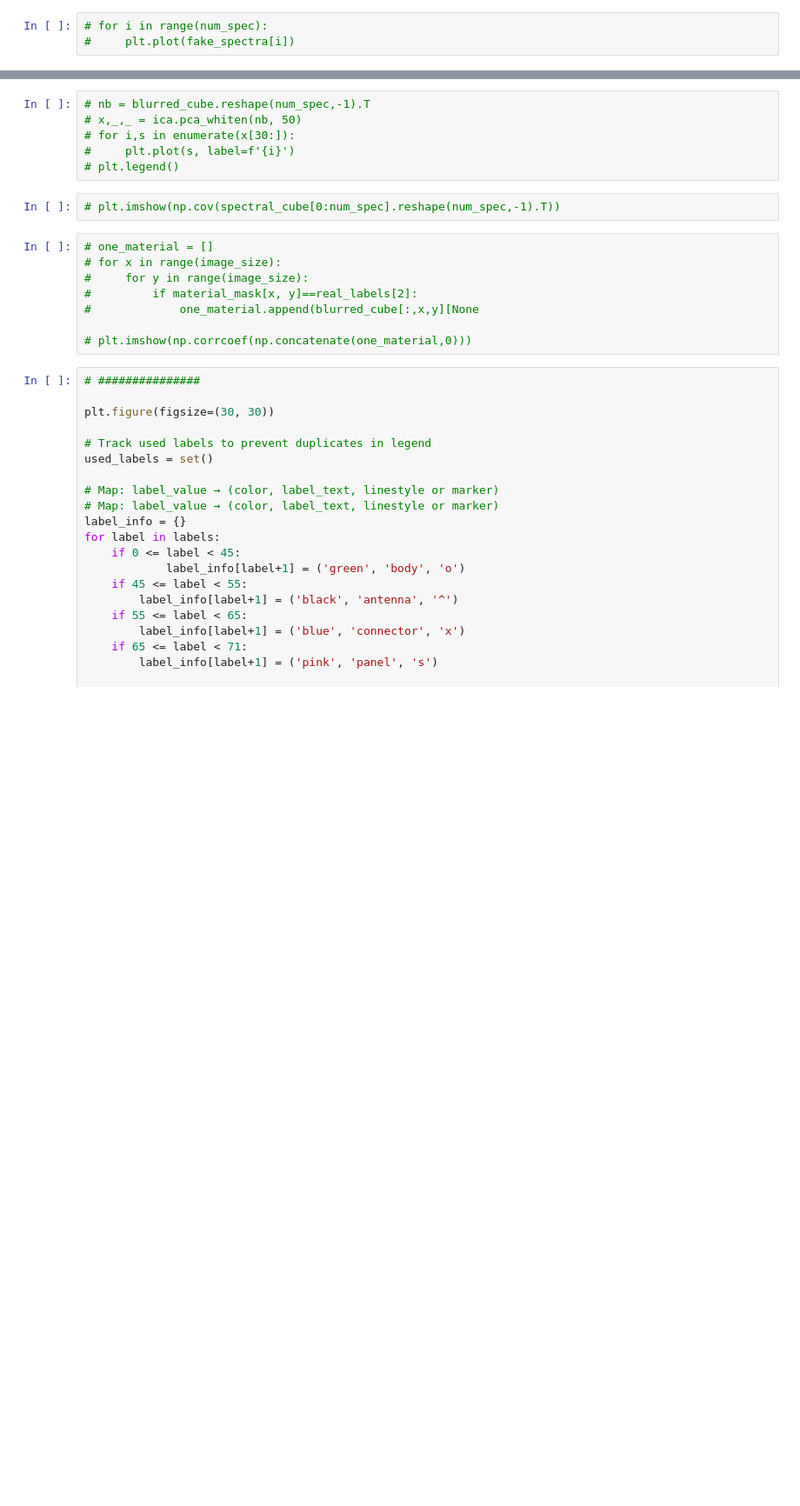
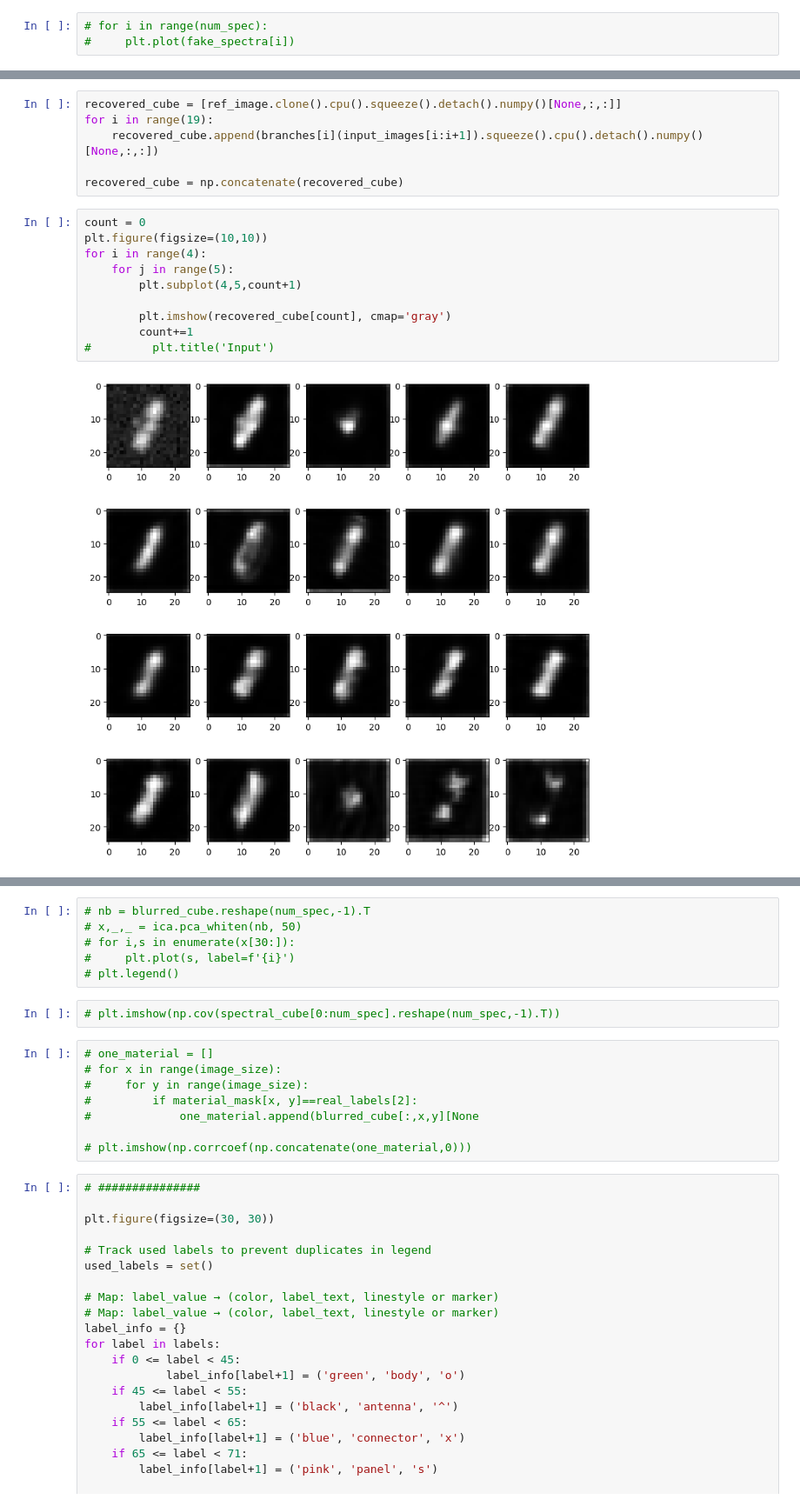
Before and after one commit to yaorong368/HSI_reconstruct, a Jupyter notebook: notebook/modeling.ipynb, the cells around one changed output, grey strips where cells are left out. Shown at 87% size. Saved outputs shown, nothing was run; the diff lists cells and outputs as text; blank space fills up the shorter version.

```diff
--- a/notebook/modeling.ipynb
+++ b/notebook/modeling.ipynb
@@ -162,0 +309,18 @@ plt.colorbar()
+# %%
+recovered_cube = [ref_image.clone().cpu().squeeze().detach().numpy()[None,:,:]]
+for i in range(19):
+    recovered_cube.append(branches[i](input_images[i:i+1]).squeeze().cpu().detach().numpy()[None,:,:])
+
+recovered_cube = np.concatenate(recovered_cube)
+# %%
+count = 0
+plt.figure(figsize=(10,10))
+for i in range(4):
+    for j in range(5):
+        plt.subplot(4,5,count+1)
+
+        plt.imshow(recovered_cube[count], cmap='gray')
+        count+=1
+#         plt.title('Input')
+# %% [output]
+[figure, added]
```
Also changed, not shown: parts of 18 cells of this notebook.
